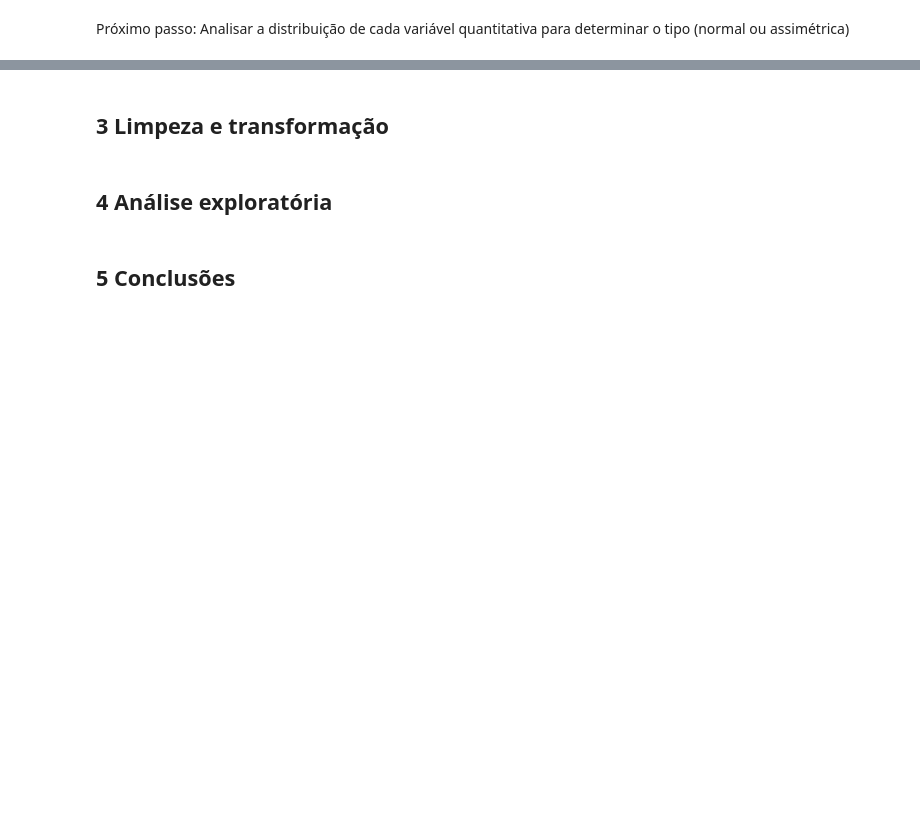
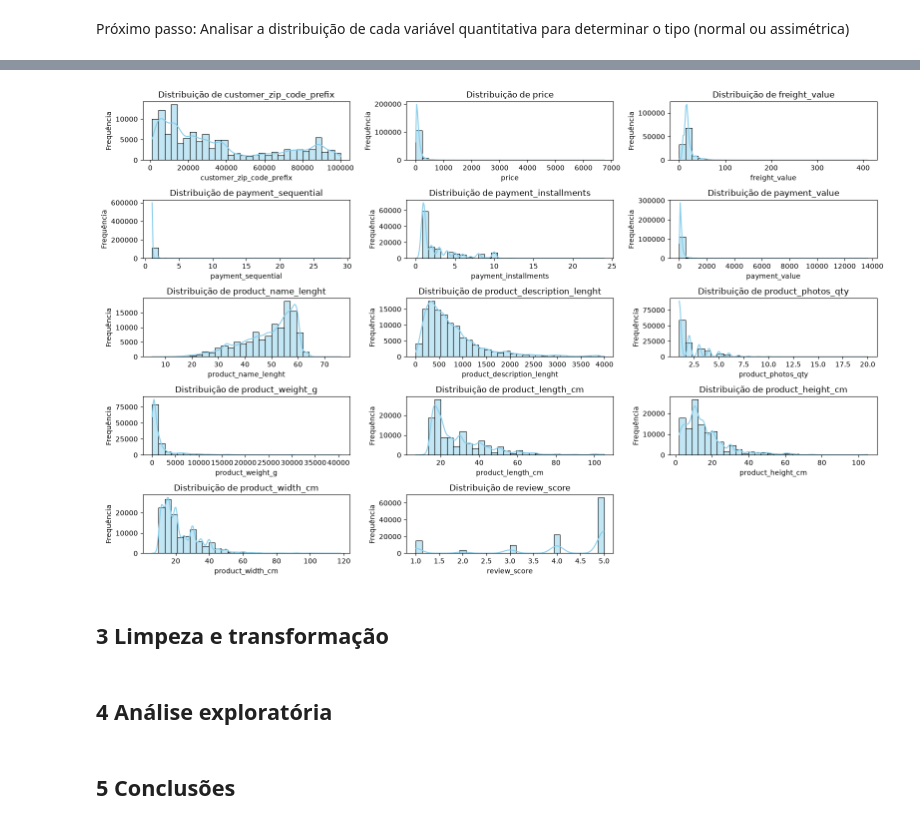
Before and after one commit to heliobrandao/projeto-tecnicas-programacao-i-py-ada, a Jupyter notebook: notebooks/analise.ipynb, the cells around one changed output, grey strips where cells are left out. Cells and saved outputs as stored; diff of their text form; code cells hidden in the pictures; blank space fills up the shorter version.

```diff
--- a/notebooks/analise.ipynb
+++ b/notebooks/analise.ipynb
@@ -16,10 +16,15 @@ import numpy as np
 import matplotlib.pyplot as plt
 import seaborn as sns
 
-# Leitura das bases de dados
+# Leitura das bases de dados (existentes + novas)
 df_customers = pd.read_csv('../dados/olist_customers_dataset.csv')
 df_orders = pd.read_csv('../dados/olist_orders_dataset.csv')
 df_items = pd.read_csv('../dados/olist_order_items_dataset.csv')
 df_payments = pd.read_csv('../dados/olist_order_payments_dataset.csv')
 
-print("Bases carregadas com sucesso!")
+# Novas bases
+df_reviews = pd.read_csv('../dados/olist_order_reviews_dataset.csv')
+df_products = pd.read_csv('../dados/olist_products_dataset.csv')
+df_categories = pd.read_csv('../dados/product_category_name_translation.csv')
+
+print("Todas as 7 bases foram carregadas com sucesso!")
@@ -28,8 +35,13 @@ Realizamos a junção das 4 bases para criar o DataFrame consolidado da análise
 # %%
-# Unificação das tabelas
+# 1. Mapeia o nome da categoria em inglês
+df_products = df_products.merge(df_categories, on='product_category_name', how='left')
+
+# 2. Unificação de todas as tabelas no DataFrame principal
 df = df_orders.merge(df_customers, on='customer_id', how='inner') \
               .merge(df_items, on='order_id', how='inner') \
-              .merge(df_payments, on='order_id', how='inner')
+              .merge(df_payments, on='order_id', how='inner') \
+              .merge(df_products, on='product_id', how='left') \
+              .merge(df_reviews, on='order_id', how='left')
 
 print(f"Shape do Dataset Consolidado: {df.shape[0]} linhas x {df.shape[1]} colunas")
 df.head(3)
@@ -126,3 +286,21 @@ Próximo passo: Analisar a distribuição de cada variável quantitativa para de
+# %%
+# Plot dos histogramas com estimativa de densidade de kernel (KDE)
+plt.figure(figsize=(16, 10))
+num_cols = len(colunas_numericas)
+cols_per_row = 3
+rows = (num_cols + cols_per_row - 1) // cols_per_row
+
+for i, col in enumerate(colunas_numericas, 1):
+    plt.subplot(rows, cols_per_row, i)
+    sns.histplot(df[col], kde=True, bins=30, color='skyblue')
+    plt.title(f'Distribuição de {col}')
+    plt.xlabel(col)
+    plt.ylabel('Frequência')
+
+plt.tight_layout()
+plt.show()
+# %% [output]
+[figure, added]
 # %% [markdown]
 ## 3 Limpeza e transformação
 # %% [markdown]
```
Also changed, not shown: parts of 11 cells of this notebook.
